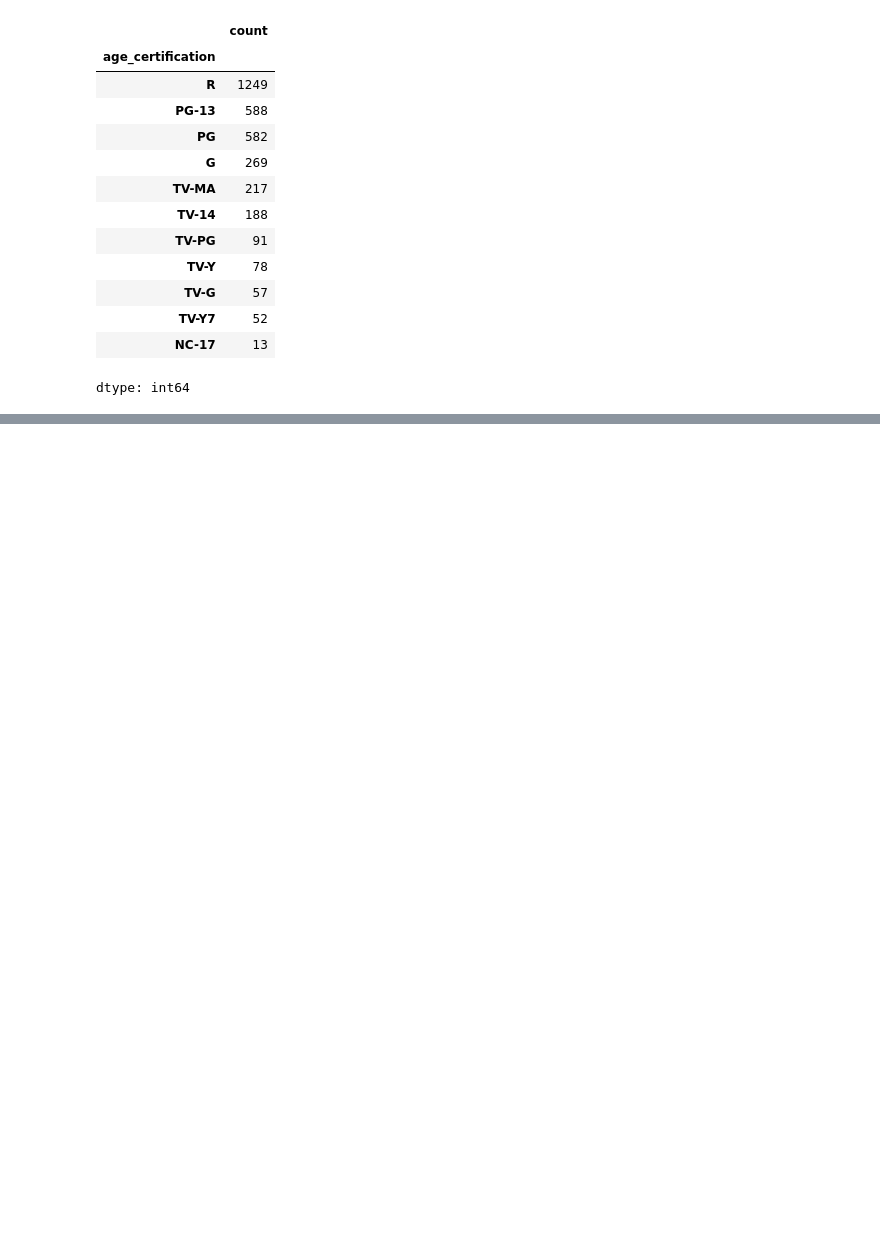
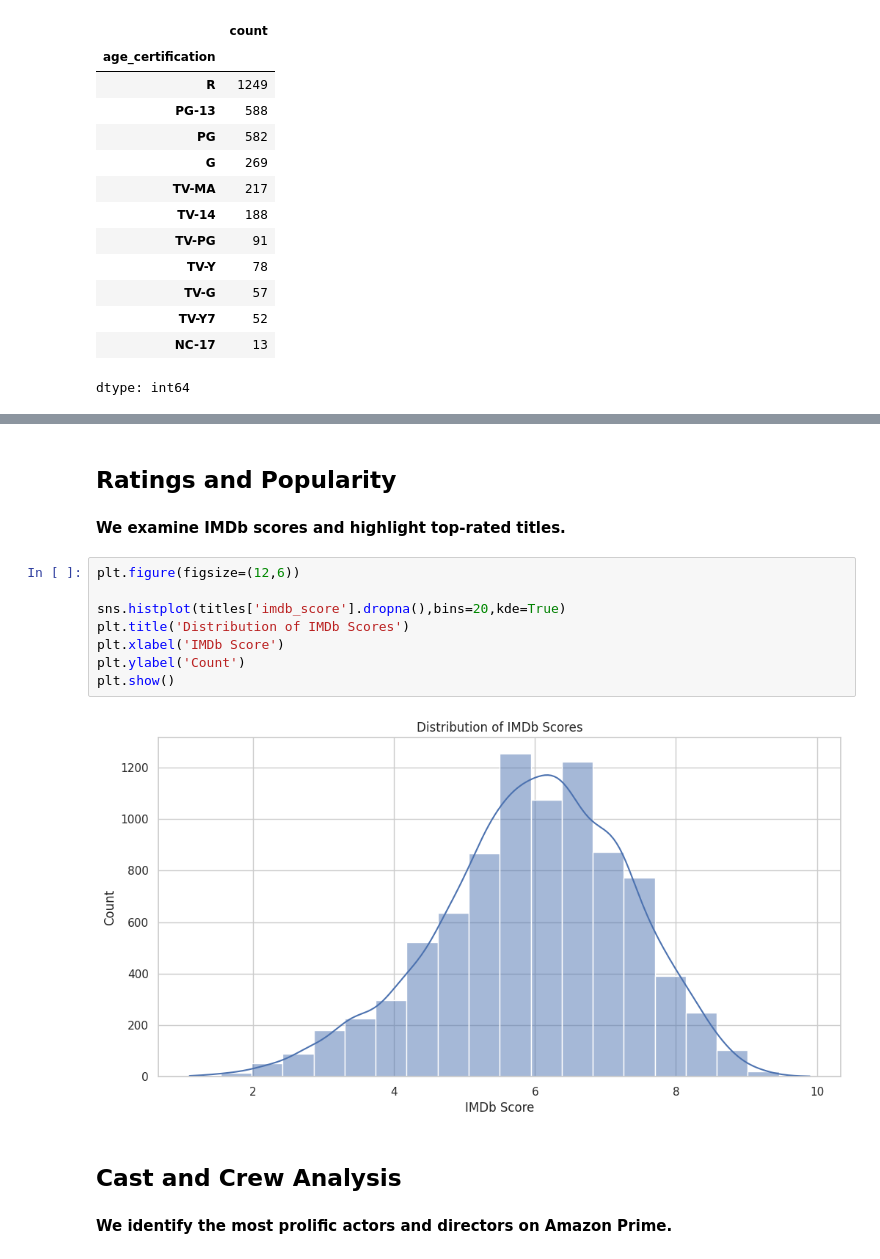
Before and after one commit to naveenyadav1106/prime-video-data-insights, a Jupyter notebook: notebook/Amazon_Prime_Video_Content_Analysis.ipynb, the cells around one changed output, grey strips where cells are left out. Cells and saved outputs as stored; diff of their text form; blank space fills up the shorter version.

```diff
--- a/notebook/Amazon_Prime_Video_Content_Analysis.ipynb
+++ b/notebook/Amazon_Prime_Video_Content_Analysis.ipynb
@@ -168,0 +324,18 @@ dtype: int64
+# %% [markdown]
+## Ratings and Popularity
+# %% [markdown]
+**We examine IMDb scores and highlight top-rated titles.**
+# %%
+plt.figure(figsize=(12,6))
+
+sns.histplot(titles['imdb_score'].dropna(),bins=20,kde=True)
+plt.title('Distribution of IMDb Scores')
+plt.xlabel('IMDb Score')
+plt.ylabel('Count')
+plt.show()
+# %% [output]
+[figure, added]
+# %% [markdown]
+## Cast and Crew Analysis
+# %% [markdown]
+**We identify the most prolific actors and directors on Amazon Prime.**
```
Also changed, not shown: parts of 38 cells of this notebook.
